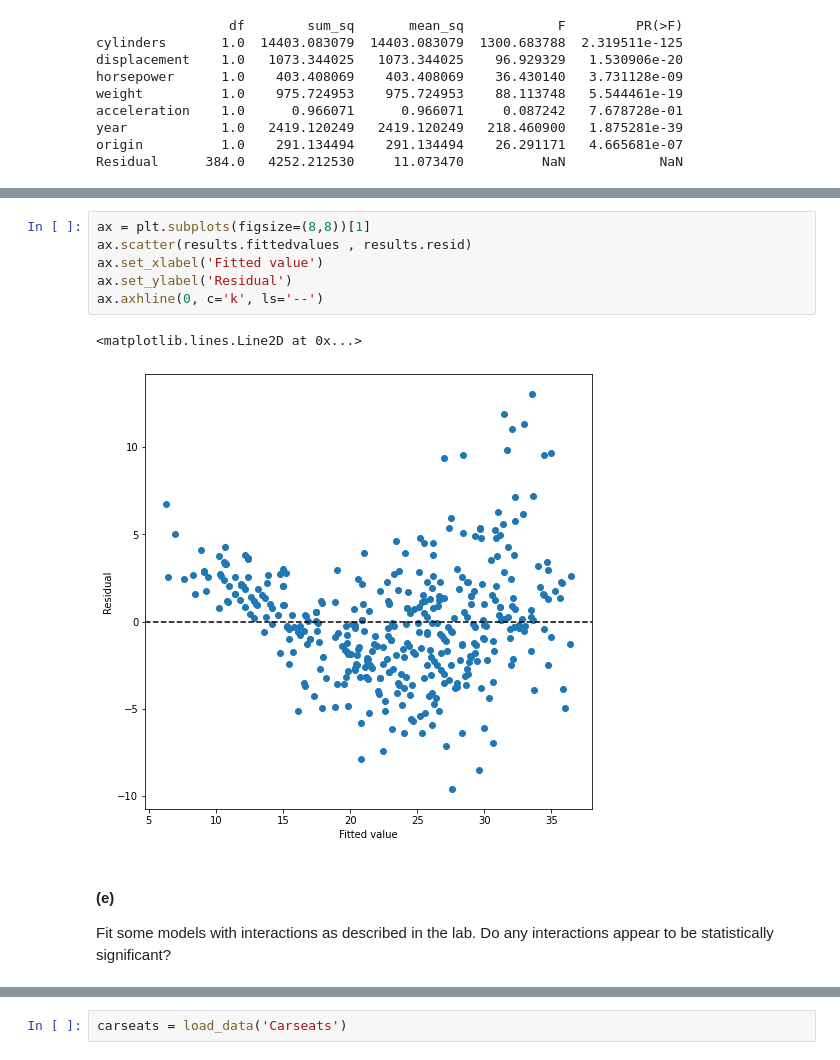
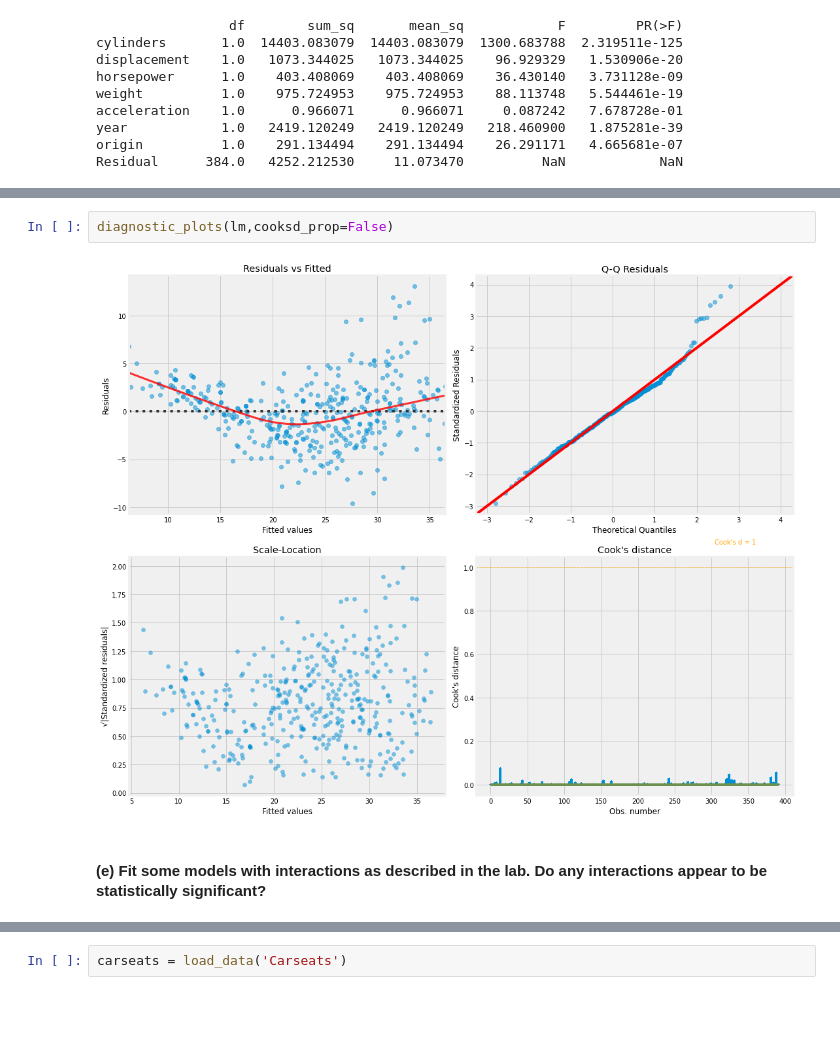
Before and after one commit to danschumac1/pred-mod_assingment2, a Jupyter notebook: Pred-Mod_Assignment2.ipynb, the cells around one changed output, grey strips where cells are left out. Drawn from its saved outputs; the diff is of its cells as text; blank space fills up the shorter version.

```diff
--- a/Pred-Mod_Assignment2.ipynb
+++ b/Pred-Mod_Assignment2.ipynb
@@ -137,15 +111,9 @@ np.argmax(infl.hat_matrix_diag)
-# %%
-ax = plt.subplots(figsize=(8,8))[1]
-ax.scatter(results.fittedvalues , results.resid)
-ax.set_xlabel('Fitted value')
-ax.set_ylabel('Residual')
-ax.axhline(0, c='k', ls='--')
-# %% [output]
-<matplotlib.lines.Line2D at 0x...>
-[figure, removed]
+# %%
+diagnostic_plots(lm,cooksd_prop=False)
+# %% [output]
+[figure, added]
 # %% [markdown]
-#### (e)
-Fit some models with interactions as described in the lab. Do any interactions appear to be statistically significant?
+#### (e) Fit some models with interactions as described in the lab. Do any interactions appear to be statistically significant?
 # %%
 # first with fit it without the insignifant variables
 
```
Also changed, not shown: parts of 41 cells of this notebook, 2 other files.
